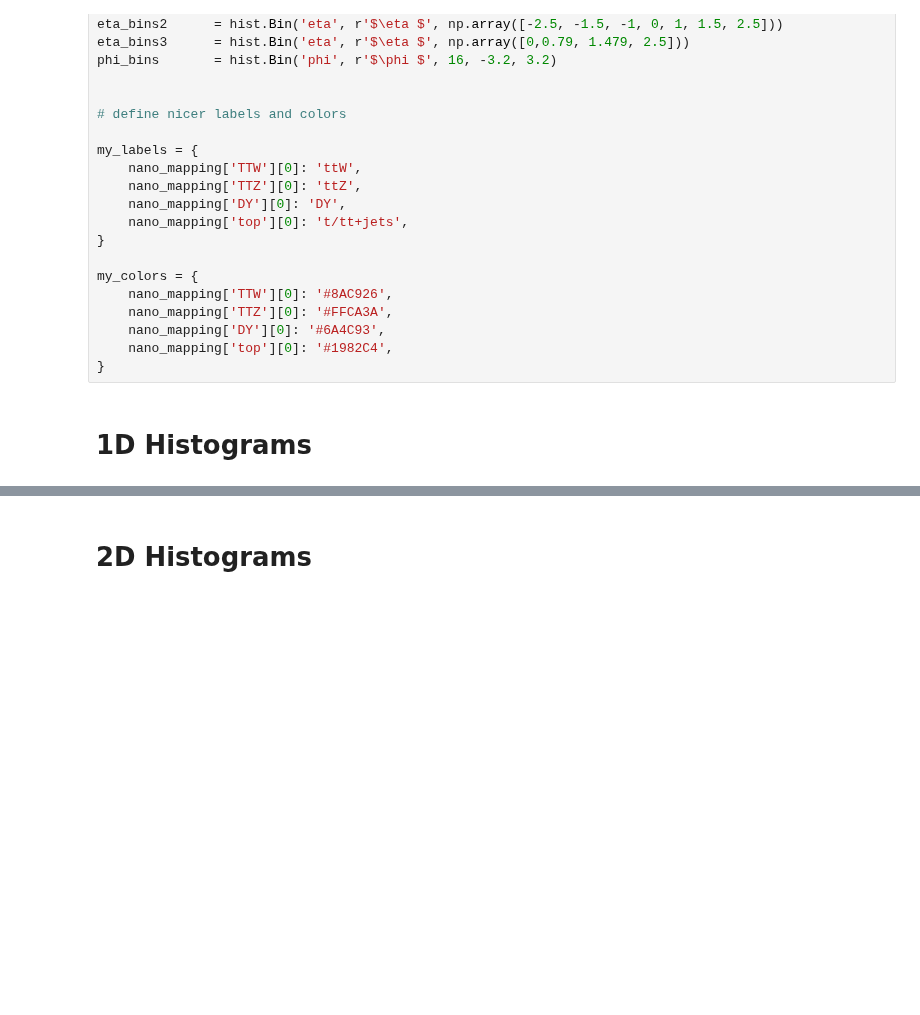
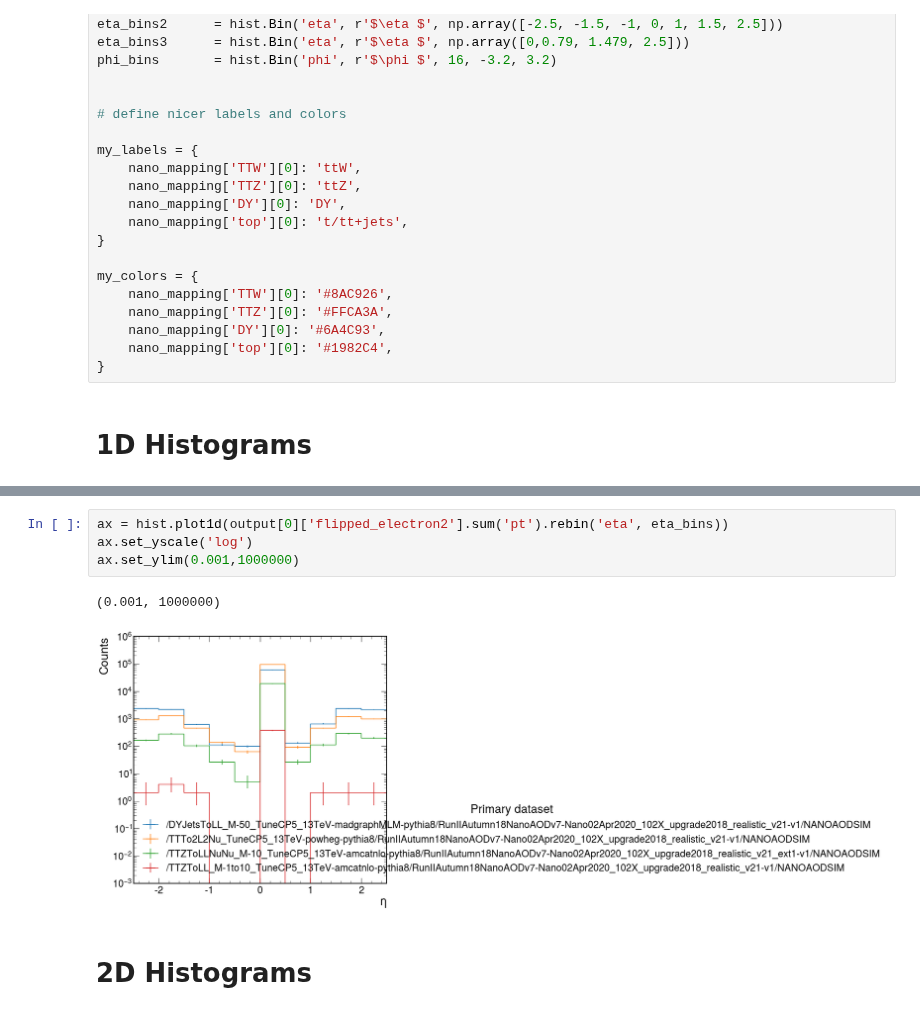
Before and after one commit to JacksonWallace/FCNC, a Jupyter notebook: notebooks/Charge Flip Calculator.ipynb, the cells around one changed output, grey strips where cells are left out. Cells and saved outputs as stored; diff of their text form; blank space fills up the shorter version.

```diff
--- a/notebooks/Charge Flip Calculator.ipynb
+++ b/notebooks/Charge Flip Calculator.ipynb
@@ -292,6 +299,13 @@ Data: 0 MC: 206725.54
 'texgyreheros-regular.otf' can not be subsetted into a Type 3 font. The entire font will be embedded in the output.
 Figure saved in: /home/users/ewallace/public_html/tW_scattering/histos/flipped_electron_eta_test
 [figure]
+# %%
+ax = hist.plot1d(output[0]['flipped_electron2'].sum('pt').rebin('eta', eta_bins))
+ax.set_yscale('log')
+ax.set_ylim(0.001,1000000)
+# %% [output]
+(0.001, 1000000)
+[figure, added]
 # %% [markdown]
 # 2D Histograms
 # %%
```
Also changed, not shown: parts of 14 cells of this notebook, 3 other files.
